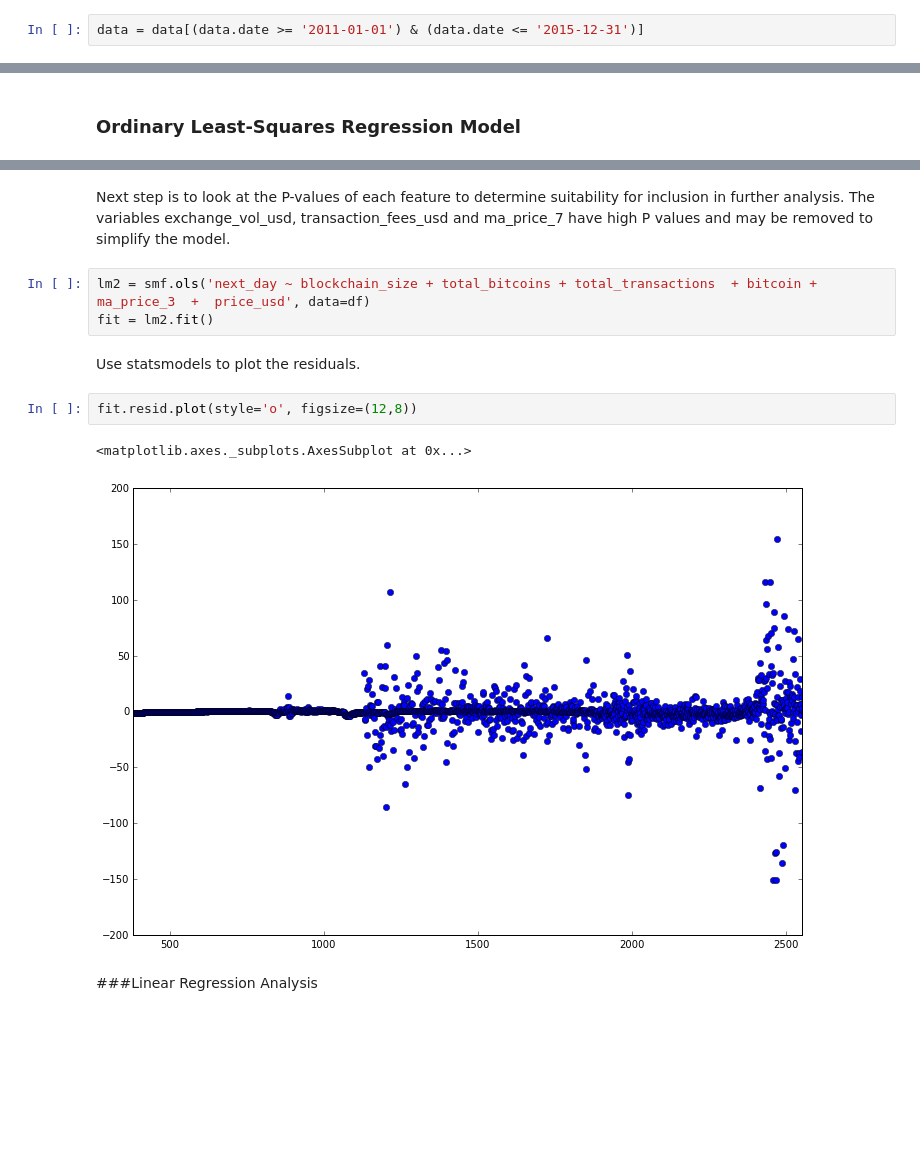
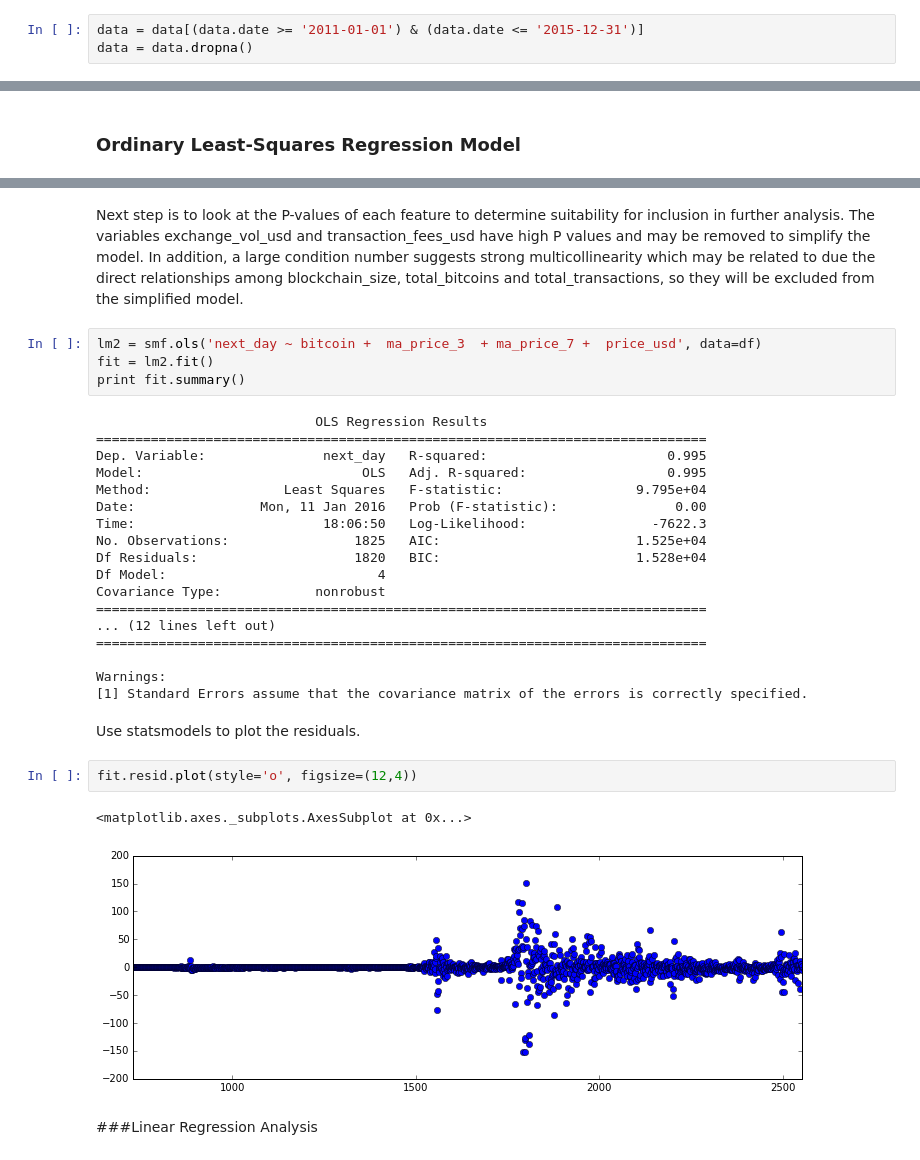
Before and after one commit to pburkard88/DS_BOS_07_Students, a Jupyter notebook: BethTenorio/Predicting Bitcoin Price - Data Analysis.ipynb, the cells around one changed output, grey strips where cells are left out. Drawn from its saved outputs; the diff is of its cells as text; blank space fills up the shorter version.

Commit message:
minor adjustments to regression params

```diff
--- a/BethTenorio/Predicting Bitcoin Price - Data Analysis.ipynb
+++ b/BethTenorio/Predicting Bitcoin Price - Data Analysis.ipynb
@@ -72,6 +53,7 @@ KeyError: 'date'
 Select data subset of interest. Early timepoints with very low or sparse data are excluded from analysis.
 # %%
 data = data[(data.date >= '2011-01-01') & (data.date <= '2015-12-31')]
+data = data.dropna()
 # %%
 print data.corr().head()
 # %% [output]
@@ -159,16 +142,35 @@ Warnings:
 strong multicollinearity or other numerical problems.
 # %% [markdown]
-Next step is to look at the P-values of each feature to determine suitability for inclusion in further analysis. The variables exchange_vol_usd, transaction_fees_usd and ma_price_7 have high P values and may be removed to simplify the model.
+Next step is to look at the P-values of each feature to determine suitability for inclusion in further analysis. The variables exchange_vol_usd and transaction_fees_usd have high P values and may be removed to simplify the model. In addition, a large condition number suggests strong multicollinearity which may be related to due the direct relationships among blockchain_size, total_bitcoins and total_transactions, so they will be excluded from the simplified model.
 # %%
-lm2 = smf.ols('next_day ~ blockchain_size + total_bitcoins + total_transactions  + bitcoin +  ma_price_3  +  price_usd', data=df)
+lm2 = smf.ols('next_day ~ bitcoin +  ma_price_3  + ma_price_7 +  price_usd', data=df)
 fit = lm2.fit()
+print fit.summary()
+# %% [output]
+                            OLS Regression Results
+==============================================================================
+Dep. Variable:               next_day   R-squared:                       0.995
+Model:                            OLS   Adj. R-squared:                  0.995
+Method:                 Least Squares   F-statistic:                 9.795e+04
+Date:                Mon, 11 Jan 2016   Prob (F-statistic):               0.00
+Time:                        18:06:50   Log-Likelihood:                -7622.3
+No. Observations:                1825   AIC:                         1.525e+04
+Df Residuals:                    1820   BIC:                         1.528e+04
+Df Model:                           4
+Covariance Type:            nonrobust
+==============================================================================
+... (12 lines left out)
+==============================================================================
+
+Warnings:
+[1] Standard Errors assume that the covariance matrix of the errors is correctly specified.
 # %% [markdown]
 Use statsmodels to plot the residuals.
 # %%
-fit.resid.plot(style='o', figsize=(12,8))
+fit.resid.plot(style='o', figsize=(12,4))
 # %% [output]
 <matplotlib.axes._subplots.AxesSubplot at 0x...>
-[figure, old version]
+[figure, new version]
 # %% [markdown]
 ###Linear Regression Analysis
 # %% [markdown]
```
Also changed, not shown: parts of 12 cells of this notebook.
